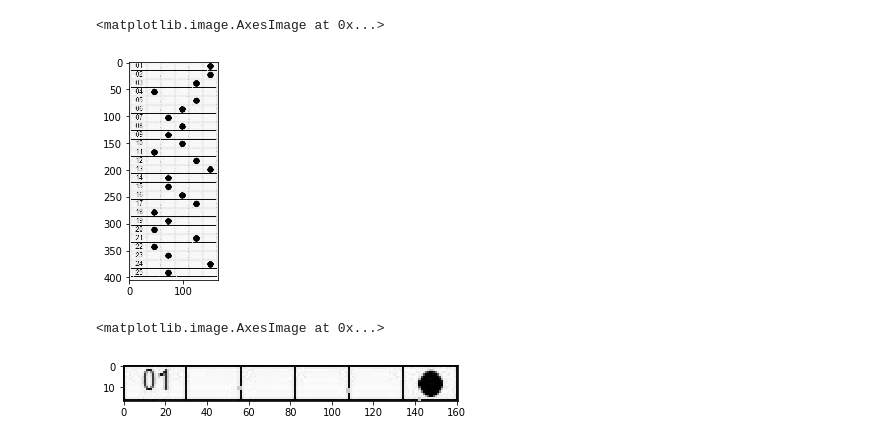
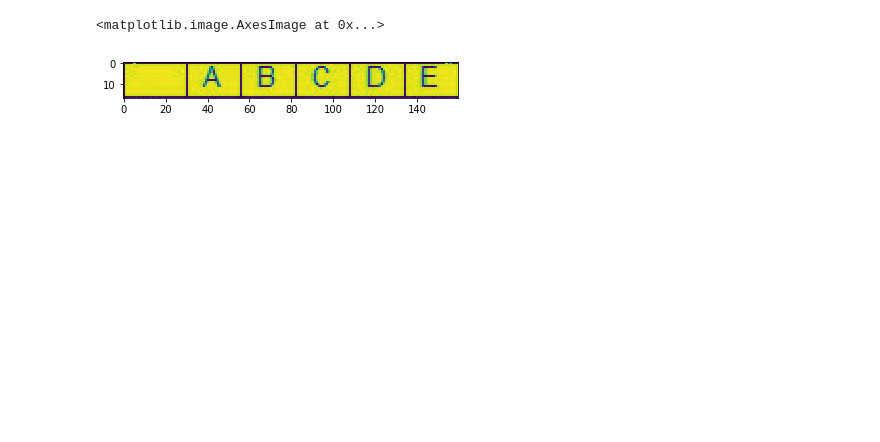
Before and after one commit to MWTA/gabaritoChecker, a Jupyter notebook: src/main.ipynb, the cells around one changed output. Drawn from its saved outputs; the diff is of its cells as text; code cells hidden in the pictures; blank space fills up the shorter version.

```diff
--- a/src/main.ipynb
+++ b/src/main.ipynb
@@ -63,0 +46,24 @@ plot(image)
+# %%
+#Encontra coluna de pisxel mais repetida
+
+def positions(arr):
+
+    final_posix = {
+        "min_x": 0,
+        "max_x": 0,
+        "min_y": 0,
+        "max_y": 0,
+    }
+
+    for x in arr:
+        data = Counter(arr[x]).items()
+        final_posix[x] = max(
+            {
+                v: k for k, v in dict(data).items()
+            }.items()
+        )[1]
+
+    return final_posix
+# %%
+posix = positions(posix)
+image = image[posix['min_y']: posix['max_y'], posix['min_x']: posix['max_x']]
@@ -74,11 +85,5 @@ print(image.std())
 # %%
-plt.imshow(image[25:,149:314], cmap = 'gray')
+plt.imshow(image[:17,:])
 # %% [output]
 <matplotlib.image.AxesImage at 0x...>
-[figure, old version]
+[figure, new version]
-# %%
-lines = image[24:,152:313]
-plt.imshow(lines[:17,:], cmap = 'gray')
-# %% [output]
-<matplotlib.image.AxesImage at 0x...>
-[figure, removed]
```
Also changed, not shown: parts of 12 cells of this notebook.
